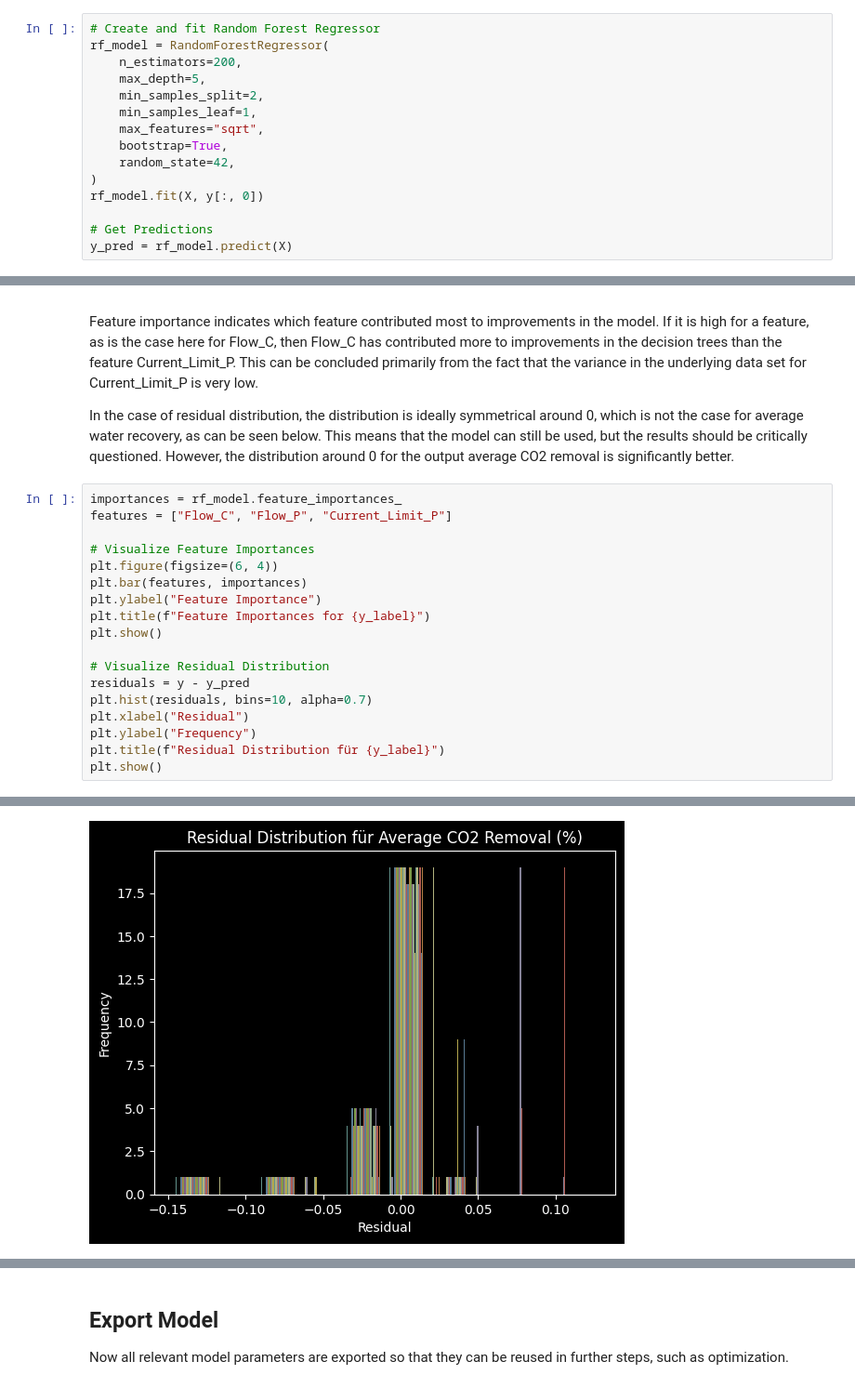
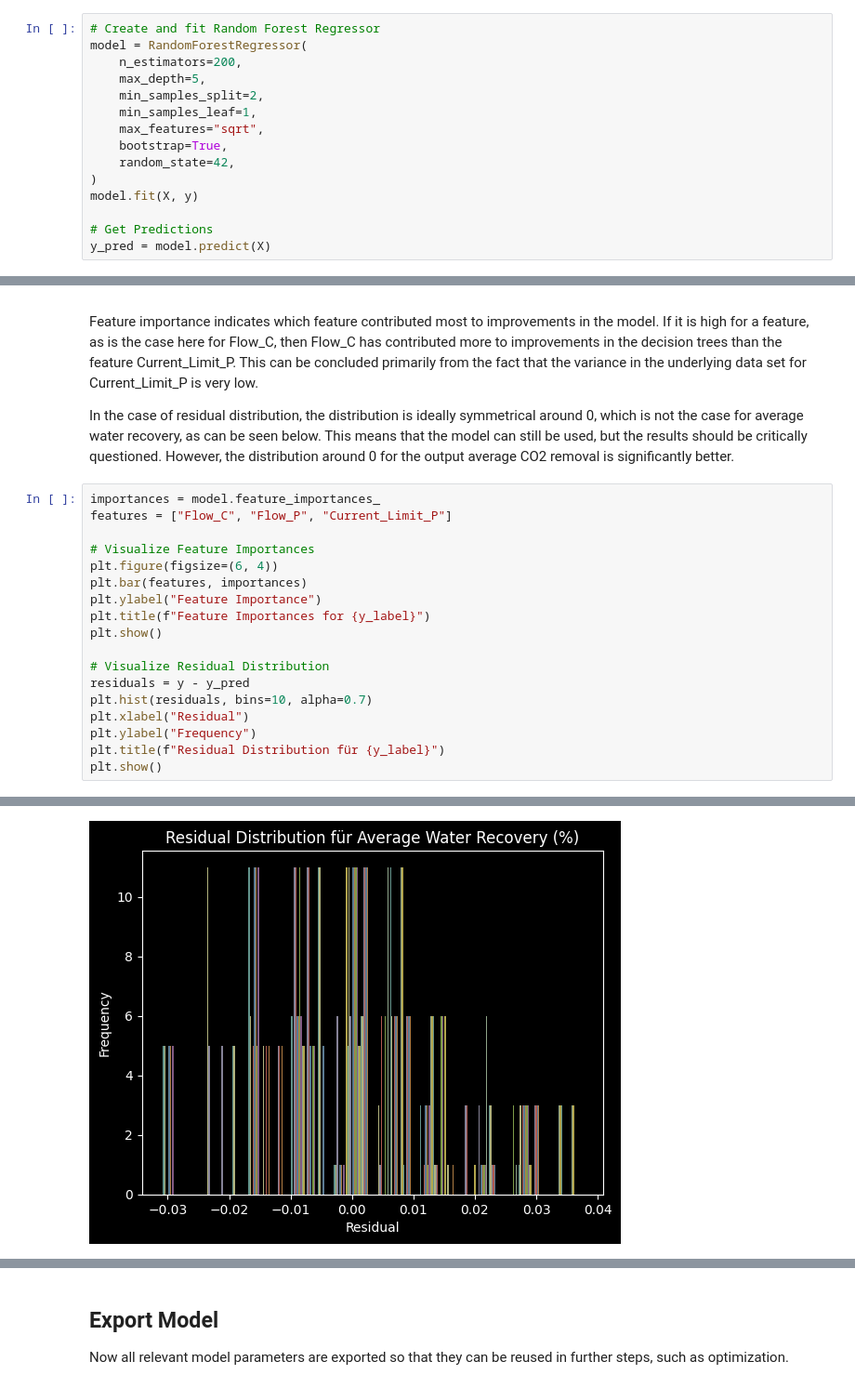
Before and after one commit to DavidGinfo/CapBioCO2_Optimization, a Jupyter notebook: notebooks/modelling/random_forest.ipynb, the cells around one changed output, grey strips where cells are left out. Shown at 93% size. Cells and saved outputs as stored; diff of their text form.

```diff
--- a/notebooks/modelling/random_forest.ipynb
+++ b/notebooks/modelling/random_forest.ipynb
@@ -67,7 +69,7 @@ The following settings are used here when creating the Random Forest:
 - The data that the individual trees receive during the decision-making process can either be drawn randomly by setting *bootstrap* to true, or it can always correspond to the entire data set. Greater diversity can be achieved by not always having the trees operate on exactly the same data.
 # %%
 # Create and fit Random Forest Regressor
-rf_model = RandomForestRegressor(
+model = RandomForestRegressor(
     n_estimators=200,
     max_depth=5,
     min_samples_split=2,
@@ -76,10 +78,10 @@ rf_model = RandomForestRegressor(
     bootstrap=True,
     random_state=42,
 )
-rf_model.fit(X, y[:, 0])
+model.fit(X, y)
 
 # Get Predictions
-y_pred = rf_model.predict(X)
+y_pred = model.predict(X)
 # %% [markdown]
 ## Random Forest Key Metrics
 
@@ -89,7 +91,7 @@ Feature importance indicates which feature contributed most to improvements in t
 
 In the case of residual distribution, the distribution is ideally symmetrical around 0, which is not the case for average water recovery, as can be seen below. This means that the model can still be used, but the results should be critically questioned. However, the distribution around 0 for the output average CO2 removal is significantly better.
 # %%
-importances = rf_model.feature_importances_
+importances = model.feature_importances_
 features = ["Flow_C", "Flow_P", "Current_Limit_P"]
 
 # Visualize Feature Importances
@@ -111,4 +113,4 @@ plt.show()
-[figure, old version]
+[figure, new version]
 # %% [markdown]
 ## Validation via LOOCV
 
```
Also changed, not shown: parts of 7 cells of this notebook, 2 other files.
